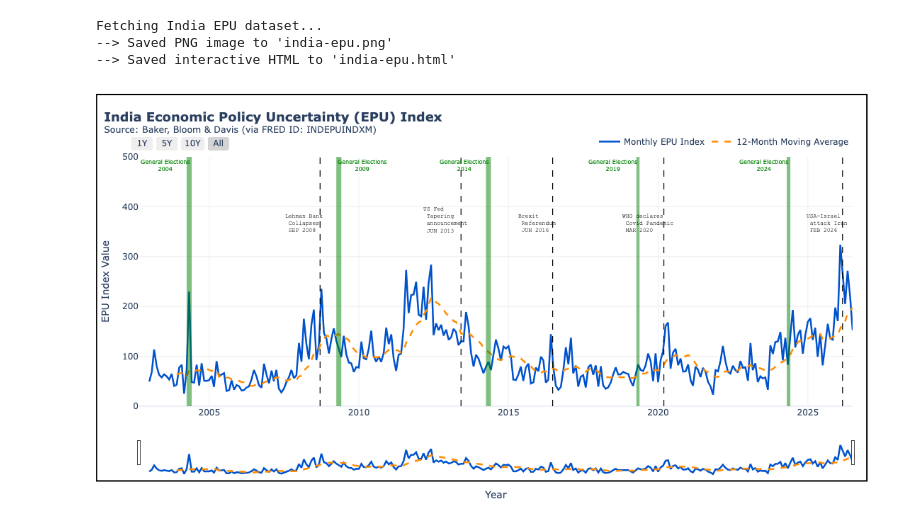
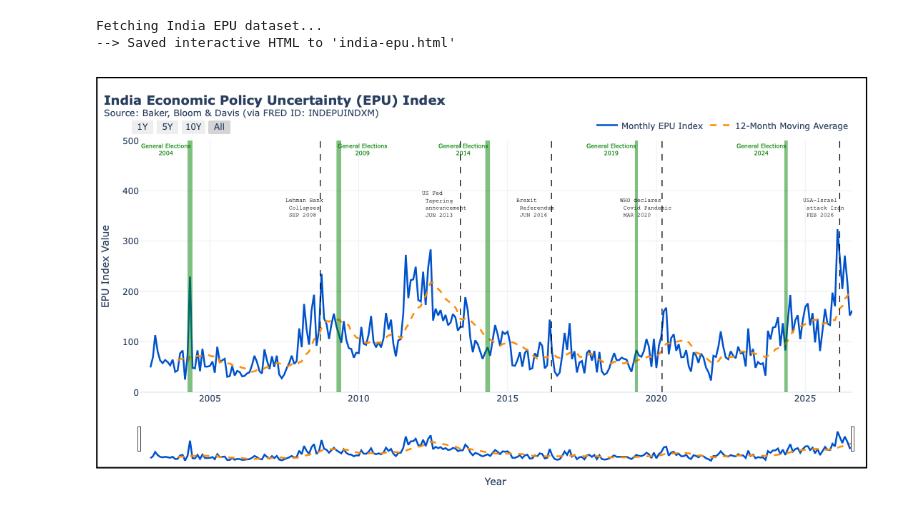
Before and after one commit to talktokalyan/Kalyan-Jupyter-Notebooks, a Jupyter notebook: Teaching-aids/3A-GET-EPU.ipynb, the cells around one changed output. Saved outputs shown, nothing was run; the diff lists cells and outputs as text; code cells hidden in the pictures.

```diff
--- a/Teaching-aids/3A-GET-EPU.ipynb
+++ b/Teaching-aids/3A-GET-EPU.ipynb
@@ -326,8 +326,8 @@ output_png = "india-epu.png"
 output_html = "india-epu.html"
 
 # 1. Save static PNG image
-fig.write_image(output_png, width=1200, height=700, scale=2)
-print(f"--> Saved PNG image to '{output_png}'")
+# fig.write_image(output_png, width=1200, height=700, scale=2)
+# print(f"--> Saved PNG image to '{output_png}'")
 
 # 2. Get the figure HTML component string
 # Note: full_html=False prevents it from generating <html> and <body> tags yet
@@ -336,32 +336,31 @@ fig_html = fig.to_html(full_html=False, include_plotlyjs='cdn')
 # 3. Wrap it in a CSS flexbox container
 centered_html = f"""
 <!DOCTYPE html>
 <html>
 <head>
     <title>Centered Plotly Figure</title>
 </head>
 <body>
     <div style="display: flex; justify-content: center; align-items: center; min-height: 100vh;">
         <div style="width: 90%; max-width: 900px; max-height: 800px;">
             {fig_html}
         </div>
     </div>
 </body>
 </html>
 """
 
 # 4. Save to an HTML file
 with open(output_html, "w", encoding="utf-8") as f:
     f.write(centered_html)
 
     # # 2. Save interactive HTML file
     # fig.write_html(output_html)
     print(f"--> Saved interactive HTML to '{output_html}'")
 
 # Render chart
 fig.show()
 # %% [output]
 Fetching India EPU dataset...
---> Saved PNG image to 'india-epu.png'
 --> Saved interactive HTML to 'india-epu.html'
-[figure, old version]
+[figure, new version]
```
Also changed, not shown: 12 other files.
